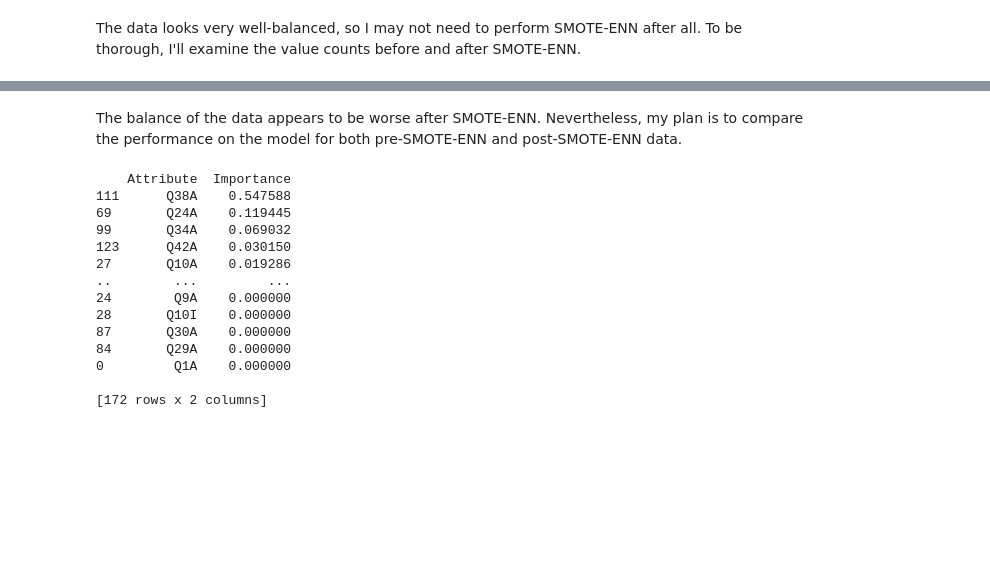
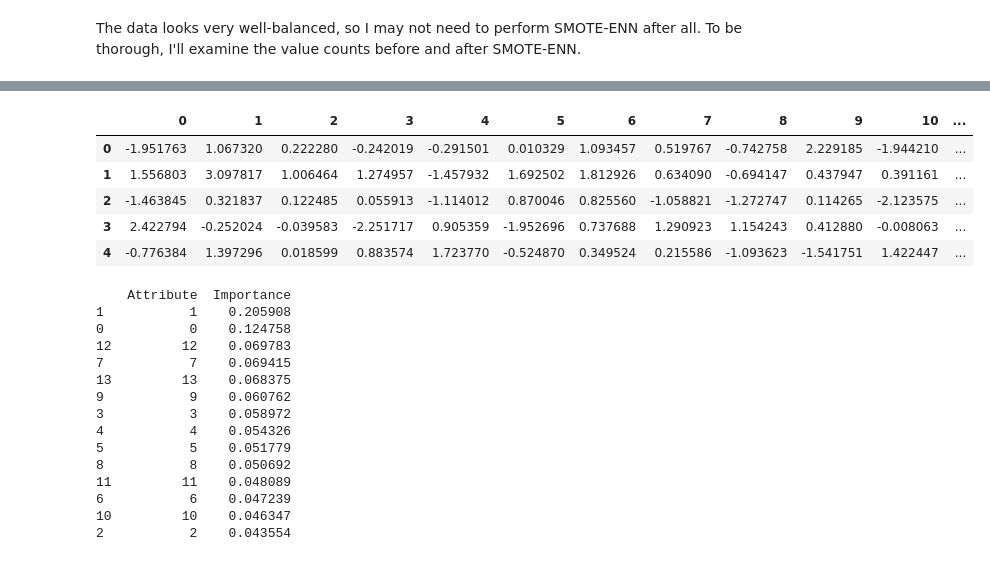
Before and after one commit to tfgerling/Final_project, a Jupyter notebook: Just Jamie thinking about data modeling.ipynb, the cells around one changed output, grey strips where cells are left out. Drawn from its saved outputs; the diff is of its cells as text; code cells hidden in the pictures; blank space fills up the shorter version.

```diff
--- a/Just Jamie thinking about data modeling.ipynb
+++ b/Just Jamie thinking about data modeling.ipynb
@@ -159,8 +208,6 @@ Name: Depression_cat, dtype: int64
-# %% [markdown]
-The balance of the data appears to be worse after SMOTE-ENN.  Nevertheless, my plan is to compare the performance on the model for both pre-SMOTE-ENN and post-SMOTE-ENN data.
 # %%
-# Create a training and test sets for pre-SMOTE-ENN data to examine DEPRESSION
-X_train, X_test, y_train, y_test = train_test_split(X, y, test_size=0.3, random_state=42)
+# Create training and test sets to examine DEPRESSION
+X_train, X_test, y_train, y_test = train_test_split(X_res, y_res, test_size=0.3, random_state=42)
 
 # Apply scaling
 scaler = StandardScaler()
@@ -169,12 +216,21 @@ X_test_scaled = scaler.transform(X_test)
 # %%
 # Apply Principal Component Analysis
 pca = PCA(n_components = no_comp)
-X_train = pca.fit_transform(X_train)
-X_test = pca.transform(X_test)
+X_train = pca.fit_transform(X_train_scaled)
+X_test = pca.transform(X_test_scaled)
+X_train = pd.DataFrame(X_train)
+X_train.head()
+# %% [output]
+|  | 0 | 1 | 2 | 3 | 4 | 5 | 6 | 7 | 8 | 9 | 10 | ... |
+| 0 | -1.951763 | 1.067320 | 0.222280 | -0.242019 | -0.291501 | 0.010329 | 1.093457 | 0.519767 | -0.742758 | 2.229185 | -1.944210 | ... |
+| 1 | 1.556803 | 3.097817 | 1.006464 | 1.274957 | -1.457932 | 1.692502 | 1.812926 | 0.634090 | -0.694147 | 0.437947 | 0.391161 | ... |
+| 2 | -1.463845 | 0.321837 | 0.122485 | 0.055913 | -1.114012 | 0.870046 | 0.825560 | -1.058821 | -1.272747 | 0.114265 | -2.123575 | ... |
+| 3 | 2.422794 | -0.252024 | -0.039583 | -2.251717 | 0.905359 | -1.952696 | 0.737688 | 1.290923 | 1.154243 | 0.412880 | -0.008063 | ... |
+| 4 | -0.776384 | 1.397296 | 0.018599 | 0.883574 | 1.723770 | -0.524870 | 0.349524 | 0.215586 | -1.093623 | -1.541751 | 1.422447 | ... |
 # %%
 # Examine feature importance
 dtc=DecisionTreeClassifier()
-dtc.fit(X_train_scaled,y_train)
+dtc.fit(X_train,y_train)
 
 importances = pd.DataFrame(data={
     'Attribute': X_train.columns,
@@ -185,19 +241,20 @@ importances = importances.sort_values(by='Importance', ascending=False)
 print(importances)
 # %% [output]
     Attribute  Importance
-111      Q38A    0.547588
-69       Q24A    0.119445
-99       Q34A    0.069032
-123      Q42A    0.030150
-27       Q10A    0.019286
-..        ...         ...
-24        Q9A    0.000000
-28       Q10I    0.000000
-87       Q30A    0.000000
-84       Q29A    0.000000
-0         Q1A    0.000000
-
-[172 rows x 2 columns]
+1           1    0.205908
+0           0    0.124758
+12         12    0.069783
+7           7    0.069415
+13         13    0.068375
+9           9    0.060762
+3           3    0.058972
+4           4    0.054326
+5           5    0.051779
+8           8    0.050692
+11         11    0.048089
+6           6    0.047239
+10         10    0.046347
+2           2    0.043554
 # %%
 t1_start = process_time()
 
```
Also changed, not shown: parts of 21 cells of this notebook, 1 other file.
